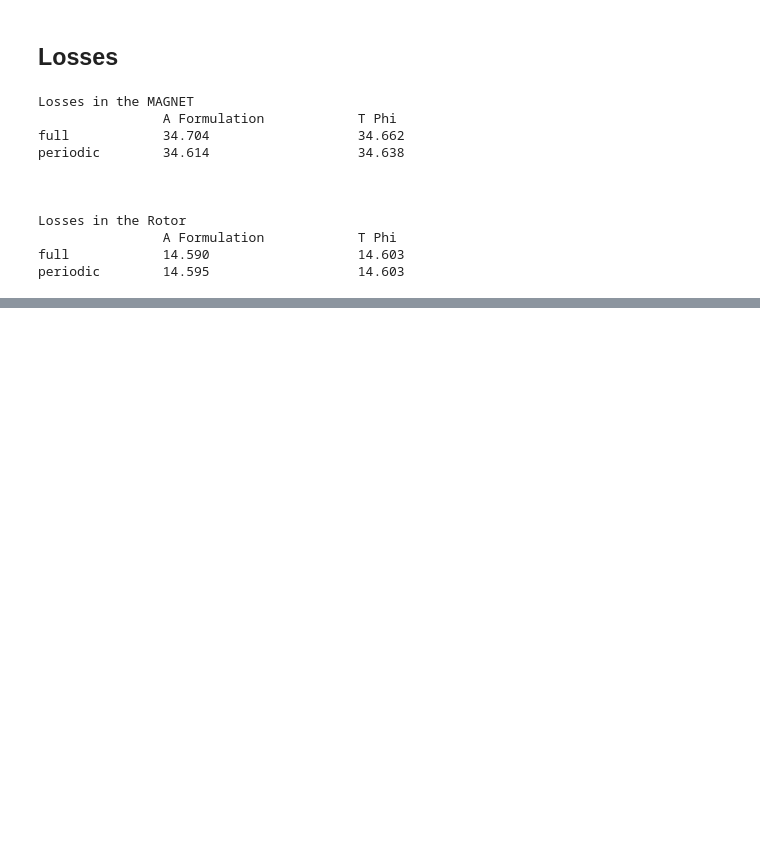
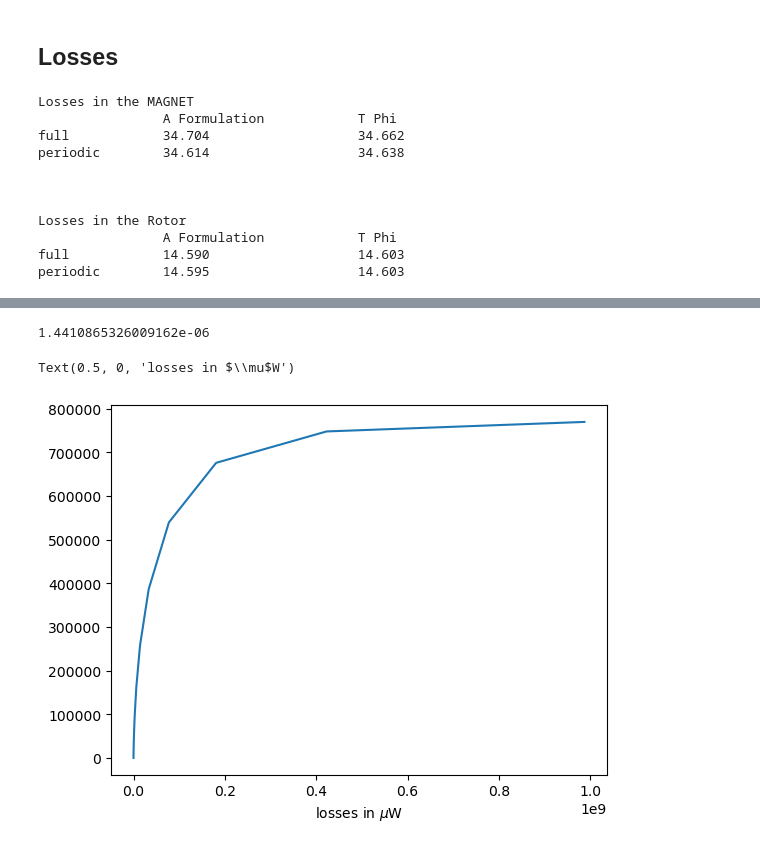
Before and after one commit to vhanser/ngsolveexample, a Jupyter notebook: content/permanentMagnetsNoSimpleGeometry.ipynb, the cells around one changed output, grey strips where cells are left out. Drawn from its saved outputs; the diff is of its cells as text; code cells hidden in the pictures; blank space fills up the shorter version.

```diff
--- a/content/permanentMagnetsNoSimpleGeometry.ipynb
+++ b/content/permanentMagnetsNoSimpleGeometry.ipynb
@@ -402,0 +432,14 @@ BaseWebGuiScene
+# %%
+omega_i = np.logspace(1, 8, 20) * 2 * np.pi
+
+
+cMesh_finer = fullGeoMagnet(r1, r2, r3, r4, phi_deg=45, maxh=maxh, maxhEdges=maxhEdges/3, periodic=True)
+mesh_finer = cMesh_finer.mesh
+# %%
+T_per, Phi_per, B_TPhi_per, E_TPhi_per, \
+    H_TPhi_per, J_TPhi_per, \
+    losses_magnet_TPhi_per, losses_rotor_TPhi_per \
+    = solveFullWithTPhi(mesh_finer, order0, omega, HBS=HBS, periodic=True)
+
+
+results_TPhi_per_freq_sweep = [solveFullWithTPhi(mesh_periodic, order0, omega, HBS=HBS, periodic=True) for omega in omega_i]
@@ -402,0 +464,14 @@ BaseWebGuiScene
+# %%
+import matplotlib.pyplot as plt
+
+
+print(results_TPhi_per_freq_sweep[0][6])
+
+losses_magnet_TPhi_per_freq_sweep = [results_TPhi_per_freq_sweep[i][6]* 1e6 for i in range(len(omega_i))]
+plt.plot(omega_i/2*np.pi, losses_magnet_TPhi_per_freq_sweep )
+plt.xlabel("freqency")
+plt.xlabel(r"losses in $\mu$W")
+# %% [output]
+1.4410865326009162e-06
+Text(0.5, 0, 'losses in $\\mu$W')
+[figure, added]
```
Also changed, not shown: parts of 19 cells of this notebook, 1 other file.
